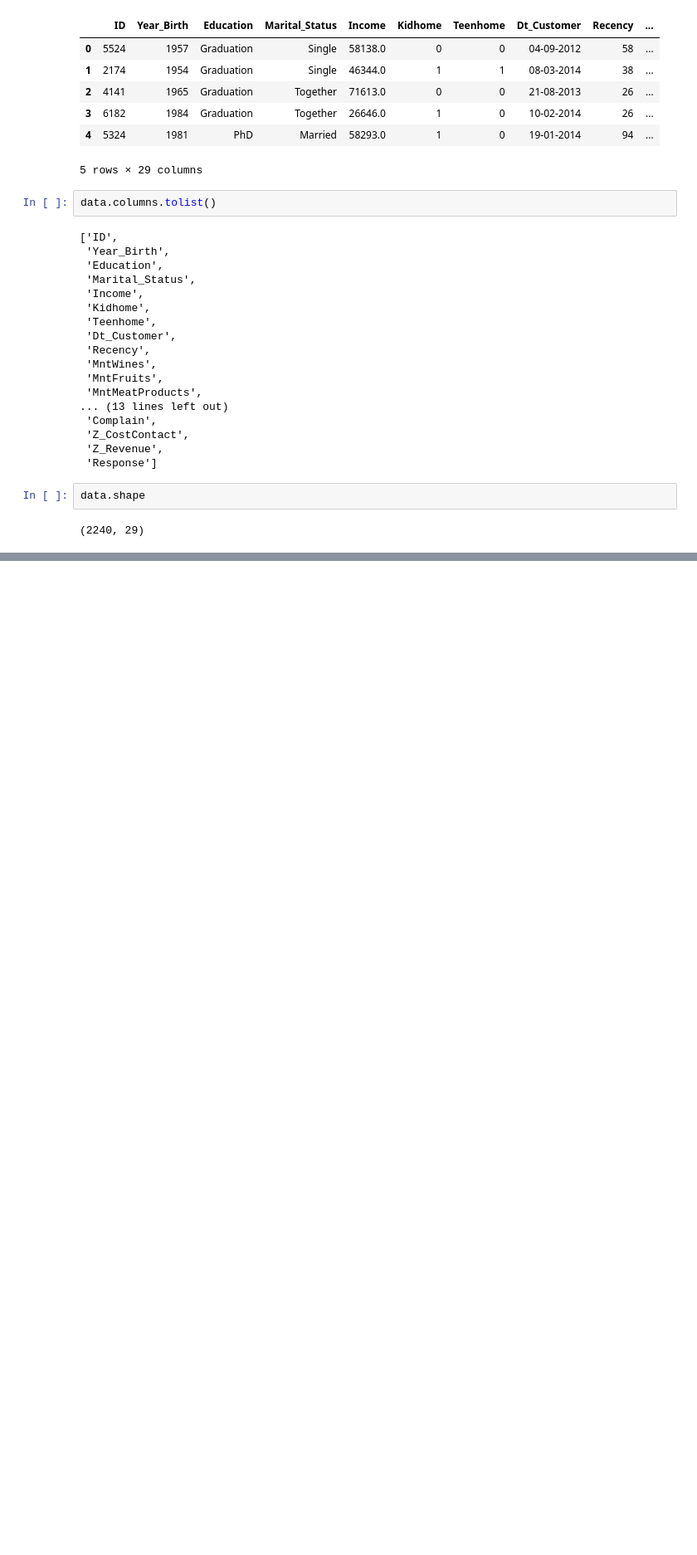
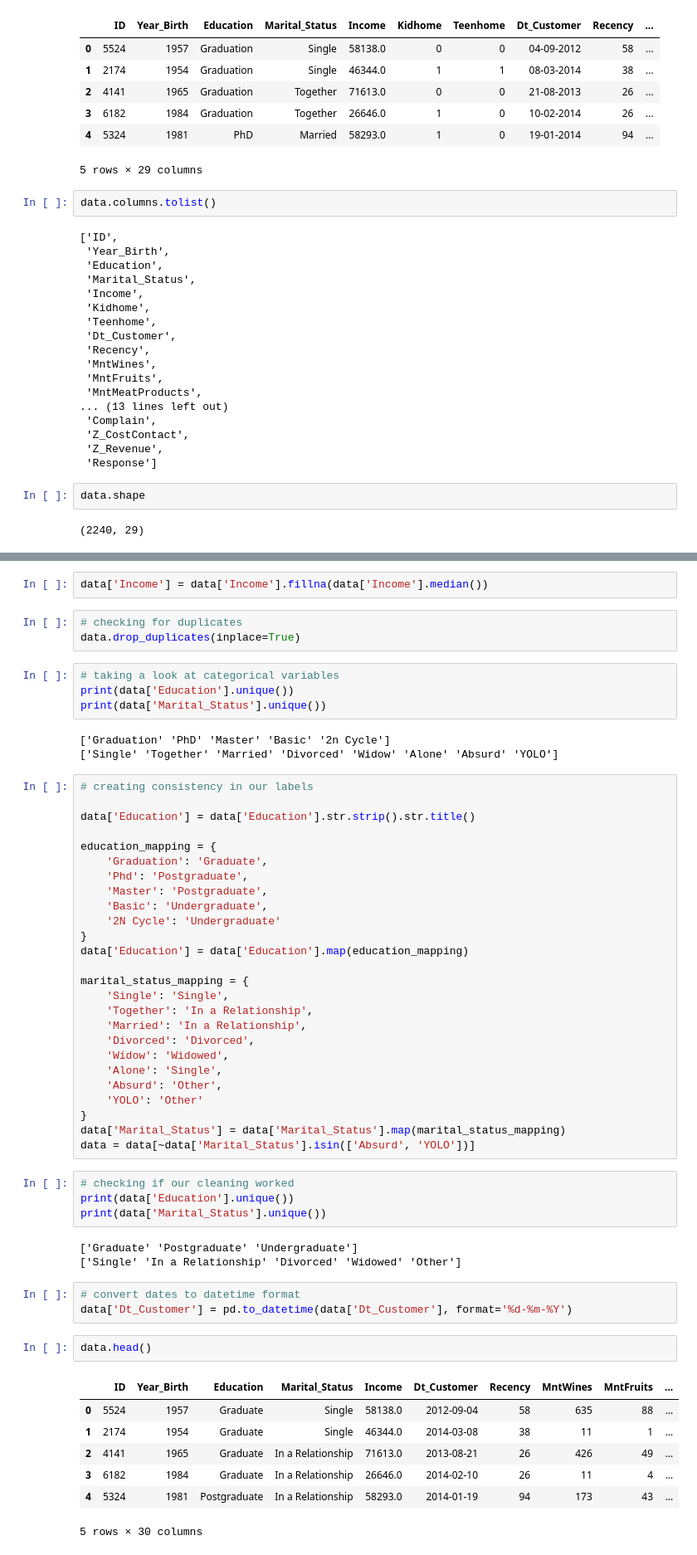
Before and after one commit to aryaandperimeter/Customer-Personality-Analysis, a Jupyter notebook: cpa.ipynb, the cells around one changed output, grey strips where cells are left out. Shown: that part at 83% size. Drawn from its saved outputs; the diff is of its cells as text; blank space fills up the shorter version.

```diff
--- a/cpa.ipynb
+++ b/cpa.ipynb
@@ -47,0 +70,58 @@ data.isnull().sum()
+# %%
+data['Income'] = data['Income'].fillna(data['Income'].median())
+# %%
+# checking for duplicates
+data.drop_duplicates(inplace=True)
+# %%
+# taking a look at categorical variables
+print(data['Education'].unique())
+print(data['Marital_Status'].unique())
+# %% [output]
+['Graduation' 'PhD' 'Master' 'Basic' '2n Cycle']
+['Single' 'Together' 'Married' 'Divorced' 'Widow' 'Alone' 'Absurd' 'YOLO']
+# %%
+# creating consistency in our labels
+
+data['Education'] = data['Education'].str.strip().str.title()
+
+education_mapping = {
+    'Graduation': 'Graduate',
+    'Phd': 'Postgraduate',
+    'Master': 'Postgraduate',
+    'Basic': 'Undergraduate',
+    '2N Cycle': 'Undergraduate'
+}
+data['Education'] = data['Education'].map(education_mapping)
+
+marital_status_mapping = {
+    'Single': 'Single',
+    'Together': 'In a Relationship',
+    'Married': 'In a Relationship',
+    'Divorced': 'Divorced',
+    'Widow': 'Widowed',
+    'Alone': 'Single',
+    'Absurd': 'Other',
+    'YOLO': 'Other'
+}
+data['Marital_Status'] = data['Marital_Status'].map(marital_status_mapping)
+data = data[~data['Marital_Status'].isin(['Absurd', 'YOLO'])]
+# %%
+# checking if our cleaning worked
+print(data['Education'].unique())
+print(data['Marital_Status'].unique())
+# %% [output]
+['Graduate' 'Postgraduate' 'Undergraduate']
+['Single' 'In a Relationship' 'Divorced' 'Widowed' 'Other']
+# %%
+# convert dates to datetime format
+data['Dt_Customer'] = pd.to_datetime(data['Dt_Customer'], format='%d-%m-%Y')
+# %%
+data.head()
+# %% [output]
+|  | ID | Year_Birth | Education | Marital_Status | Income | Dt_Customer | Recency | MntWines | MntFruits | ... |
+| 0 | 5524 | 1957 | Graduate | Single | 58138.0 | 2012-09-04 | 58 | 635 | 88 | ... |
+| 1 | 2174 | 1954 | Graduate | Single | 46344.0 | 2014-03-08 | 38 | 11 | 1 | ... |
+| 2 | 4141 | 1965 | Graduate | In a Relationship | 71613.0 | 2013-08-21 | 26 | 426 | 49 | ... |
+| 3 | 6182 | 1984 | Graduate | In a Relationship | 26646.0 | 2014-02-10 | 26 | 11 | 4 | ... |
+| 4 | 5324 | 1981 | Postgraduate | In a Relationship | 58293.0 | 2014-01-19 | 94 | 173 | 43 | ... |
+5 rows × 30 columns
```
Also changed, not shown: parts of 14 cells of this notebook.
